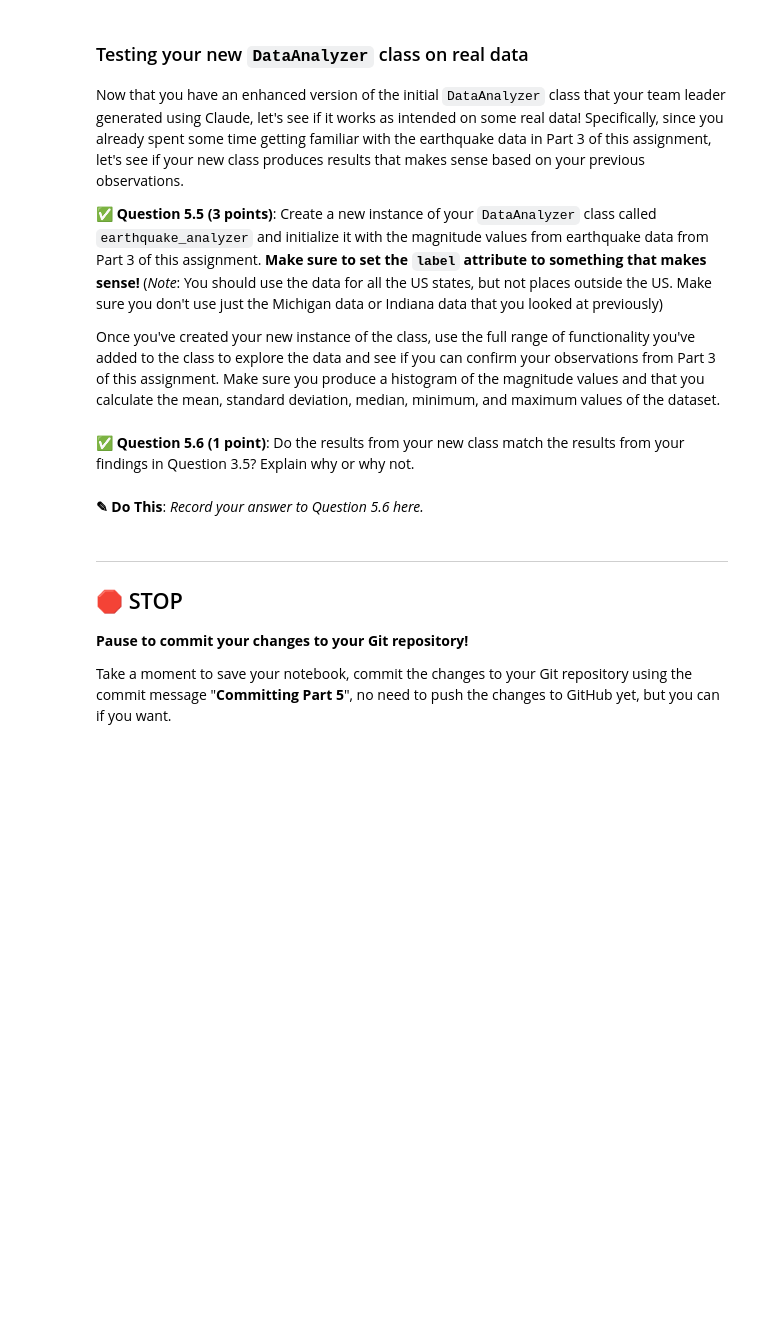
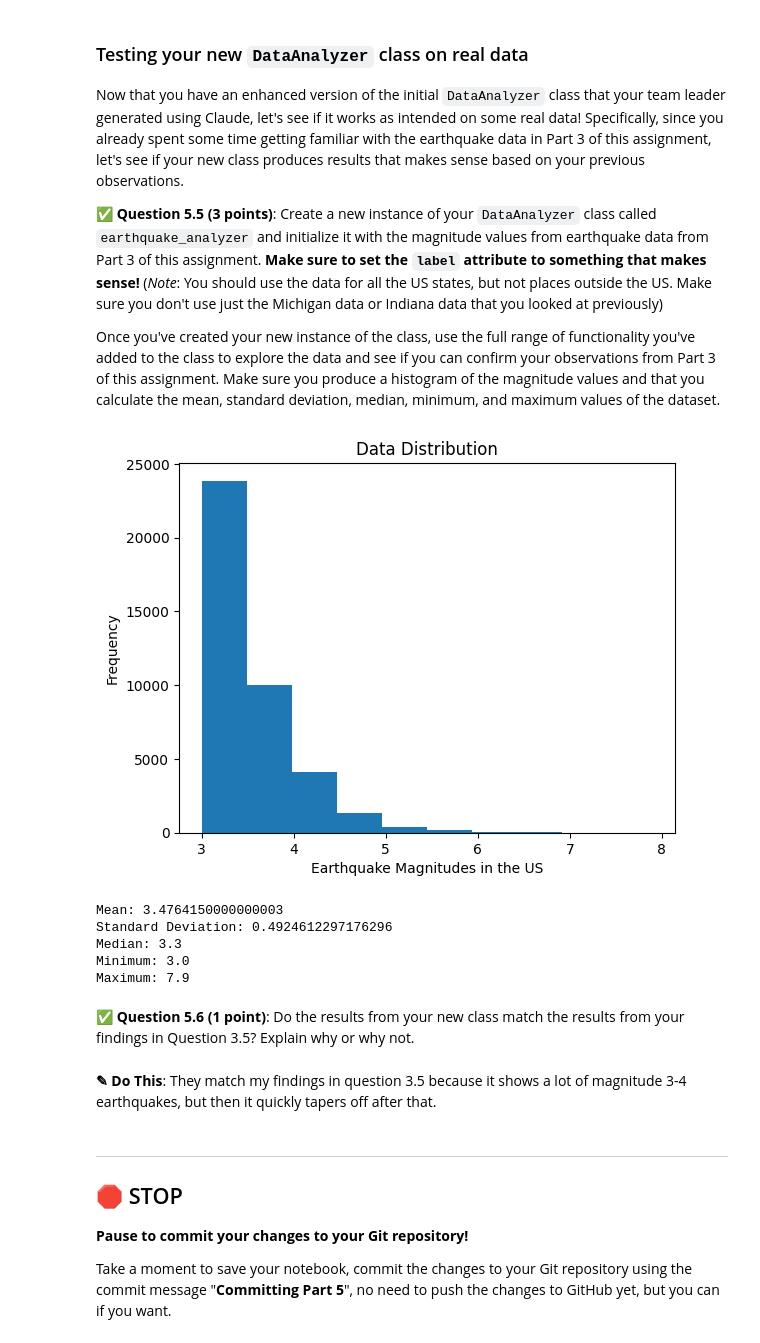
Before and after one commit to Alexcrossmung/CMSE202-S26-turnin, a Jupyter notebook: hw-01/HW01-AlexCross.ipynb, the cells around one changed output. Saved outputs shown, nothing was run; the diff lists cells and outputs as text; code cells hidden in the pictures; blank space fills up the shorter version.

```diff
--- a/hw-01/HW01-AlexCross.ipynb
+++ b/hw-01/HW01-AlexCross.ipynb
@@ -656,8 +660,10 @@ import numpy as np
 class DataAnalyzer:
     # The init method initializes the class instance
     # and saves the input data as an attribute
-    def __init__(self, data):
+    # and adds a label
+    def __init__(self, data, label):
         self.data = data
+        self.label = label
 
     # Computes the mean of the data
     def mean(self):
@@ -667,13 +673,25 @@ class DataAnalyzer:
     def std(self):
         return np.std(self.data)
 
+    # Computes the median of the data
+    def median(self):
+        return np.median(self.data)
+
+    # Finding extreme
+    def find_extreme(self, direction):
+        if direction == 'min':
+            return np.min(self.data)
+        elif direction == 'max':
+            return np.max(self.data)
+        else:
+            print('min or max must be specified for direction')
     # Generates a histogram plot of the data
     # Uses matplotlib to create the plot
     def plot_histogram(self):
         import matplotlib.pyplot as plt
         plt.hist(self.data)
         plt.title('Data Distribution')
-        plt.xlabel('Value')
+        plt.xlabel(self.label)
         plt.ylabel('Frequency')
         plt.show()
 # %% [markdown]
@@ -736,7 +766,25 @@ Once you've created your new instance of the class, use the full range of functi
+# %%
+### Put your code here
+earthquake_analyzer = DataAnalyzer(clean_quakes["mag"], label = 'Earthquake Magnitudes in the US')
+
+earthquake_analyzer.plot_histogram()
+
+print("Mean:", earthquake_analyzer.mean())
+print("Standard Deviation:", earthquake_analyzer.std())
+print("Median:", earthquake_analyzer.median())
+print("Minimum:", earthquake_analyzer.find_extreme("min"))
+print("Maximum:", earthquake_analyzer.find_extreme("max"))
+# %% [output]
+[figure, added]
+Mean: 3.4764150000000003
+Standard Deviation: 0.4924612297176296
+Median: 3.3
+Minimum: 3.0
+Maximum: 7.9
 # %% [markdown]
 &#9989; **Question 5.6 (1 point)**:  Do the results from your new class match the results from your findings in Question 3.5? Explain why or why not.
-# %% [markdown]
-**<font size=+3>&#9998;</font> Do This**: *Record your answer to Question 5.6 here.*
+# %% [markdown]
+**<font size=+3>&#9998;</font> Do This**: They match my findings in question 3.5 because it shows a lot of magnitude 3-4 earthquakes, but then it quickly tapers off after that.
 # %% [markdown]
 ---
 ## &#128721; STOP
```
Also changed, not shown: parts of 6 cells of this notebook.
